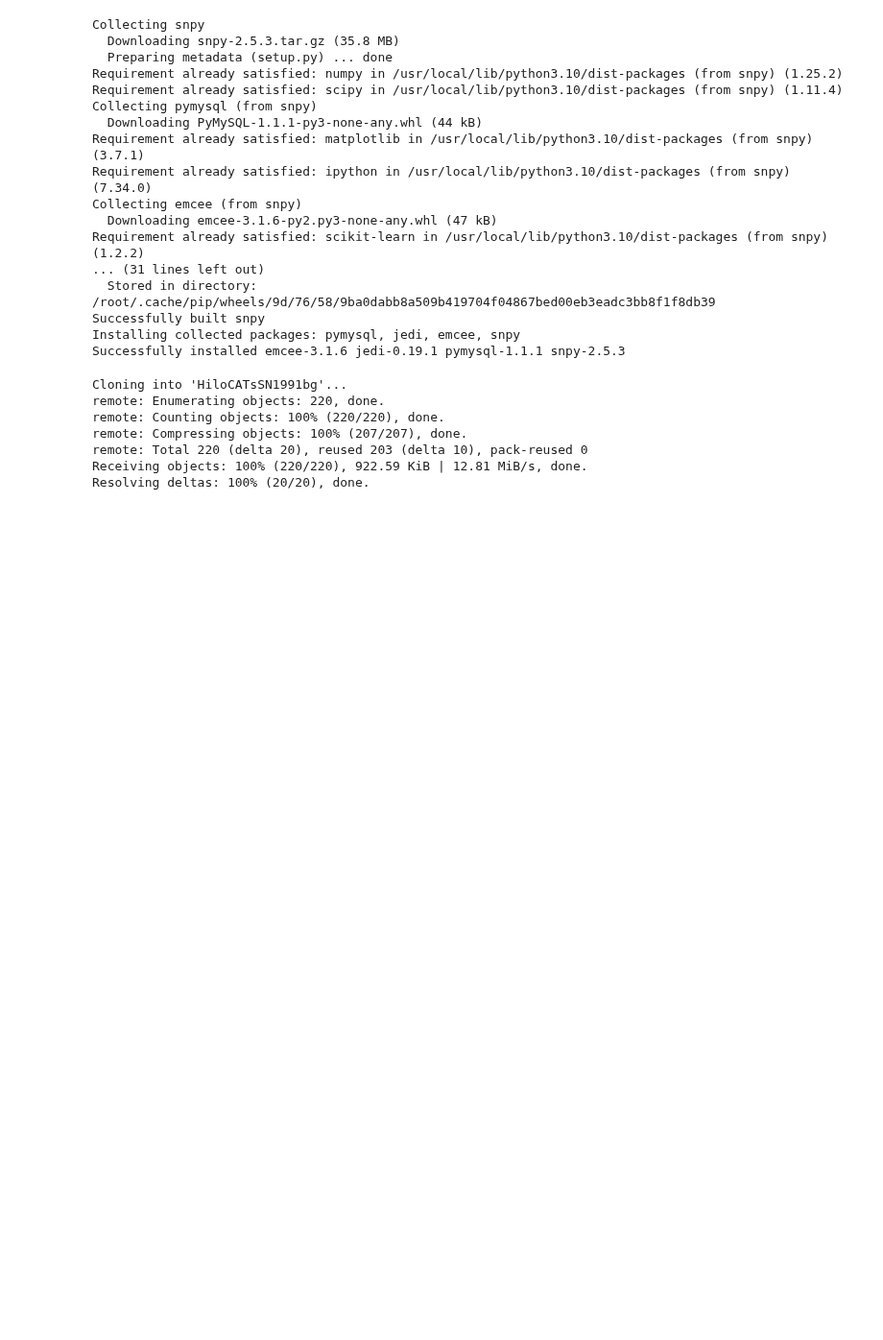
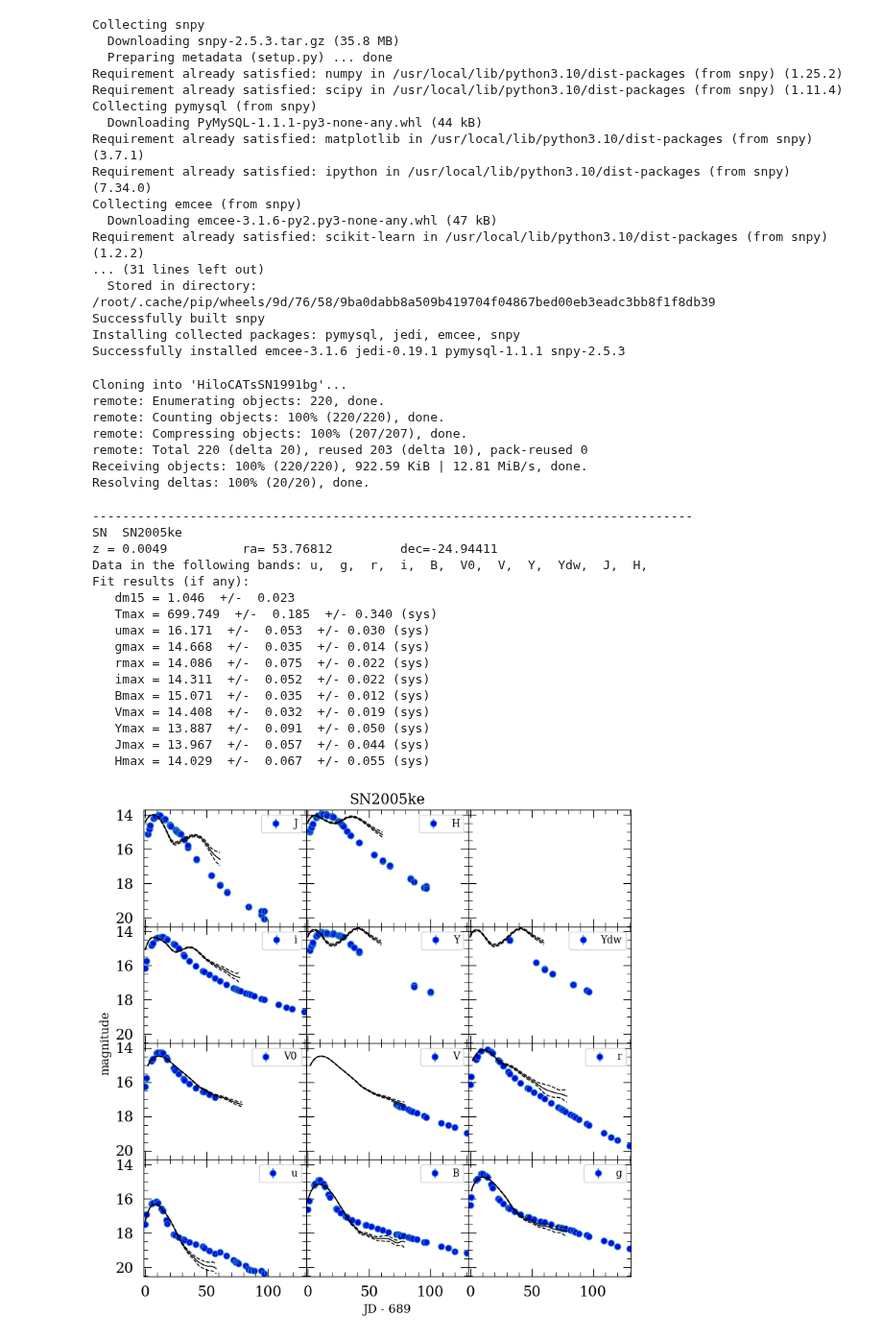
Before and after one commit to mekhi-woods/HiloCATsSN1991bg, a Jupyter notebook: main.ipynb, the cells around one changed output. Shown at 96% size. Saved outputs shown, nothing was run; the diff lists cells and outputs as text; code cells hidden in the pictures; blank space fills up the shorter version.

Commit message:
implemented code from tutorial 1 of SNooPy2

```diff
--- a/main.ipynb
+++ b/main.ipynb
@@ -84,3 +64,47 @@ if __name__ == '__main__':
         # plt.savefig('save\\'+str(tar)+'.png')
         plt.show()
         break
+# %%
+"""
+SNooPy fitting on CSP data
+"""
+import matplotlib.pyplot as plt
+import numpy as np
+import snpy
+
+if __name__ == '__main__':
+    # Initalize File -- SN2005ke
+    tarFile = '/content/HiloCATsSN1991bg/data/CSPdata/SN2005ke_snpy.txt'
+    s = snpy.get_sn(tarFile)
+
+    # Set model parameters
+    model = "max_model"
+    shapeParam = "dm15"
+    s.choose_model(model, stype=shapeParam)
+    s.set_restbands() # Auto pick appropriate rest-bands
+
+    # Fit data
+    s.fit()
+
+    # Show results
+    s.summary()
+    # for param in s.parameters:
+    #     print("{} = {} +/- {}".format(param, s.parameters[param], s.errors[param]))
+# %% [output]
+--------------------------------------------------------------------------------
+SN  SN2005ke
+z = 0.0049          ra= 53.76812         dec=-24.94411
+Data in the following bands: u,  g,  r,  i,  B,  V0,  V,  Y,  Ydw,  J,  H,
+Fit results (if any):
+   dm15 = 1.046  +/-  0.023
+   Tmax = 699.749  +/-  0.185  +/- 0.340 (sys)
+   umax = 16.171  +/-  0.053  +/- 0.030 (sys)
+   gmax = 14.668  +/-  0.035  +/- 0.014 (sys)
+   rmax = 14.086  +/-  0.075  +/- 0.022 (sys)
+   imax = 14.311  +/-  0.052  +/- 0.022 (sys)
+   Bmax = 15.071  +/-  0.035  +/- 0.012 (sys)
+   Vmax = 14.408  +/-  0.032  +/- 0.019 (sys)
+   Ymax = 13.887  +/-  0.091  +/- 0.050 (sys)
+   Jmax = 13.967  +/-  0.057  +/- 0.044 (sys)
+   Hmax = 14.029  +/-  0.067  +/- 0.055 (sys)
+[figure, added]
```
Also changed, not shown: parts of 1 cell of this notebook.
